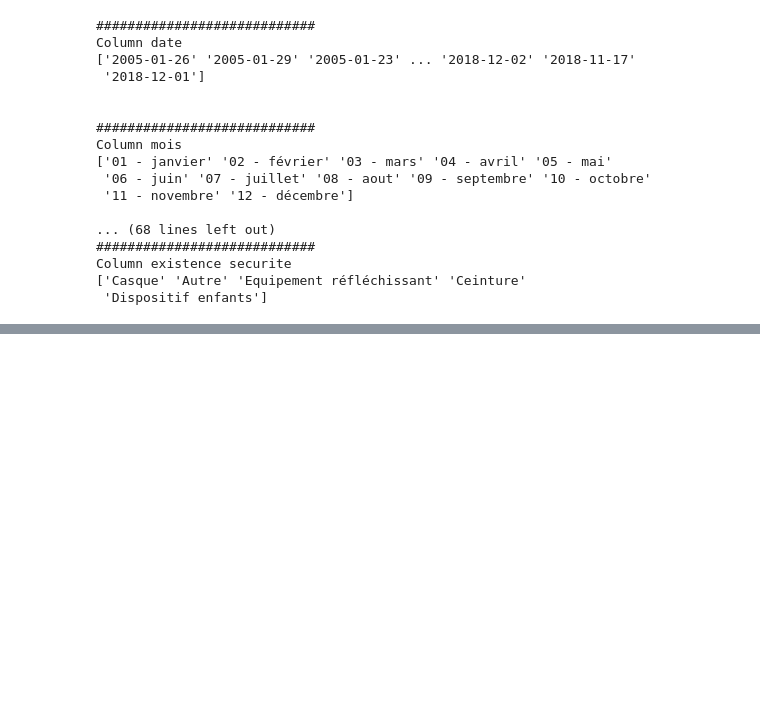
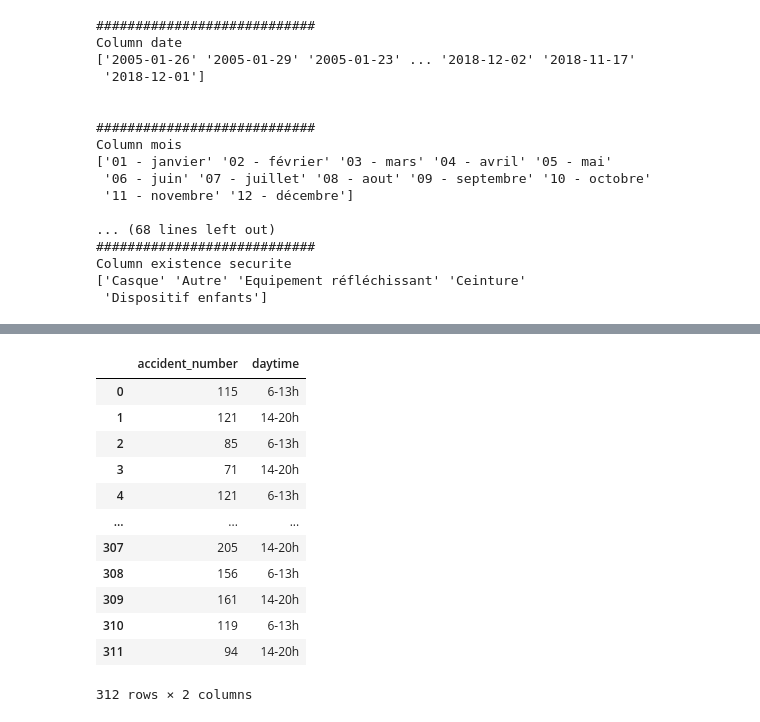
Before and after one commit to opheliecoiffier/CM_Anova, a Jupyter notebook: draft/bicycle.ipynb, the cells around one changed output, grey strips where cells are left out. Cells and saved outputs as stored; diff of their text form; code cells hidden in the pictures; blank space fills up the shorter version.

```diff
--- a/draft/bicycle.ipynb
+++ b/draft/bicycle.ipynb
@@ -142,0 +137,8 @@ _, (__, ___, r) = sp.stats.probplot(resid, plot=ax, fit=True)
+# %%
+heures = df_bicycle.heure.isin(["6", "7", '8', '9', '10', "11", '12', '13', "14", "15", "16", "17", "18", "19", "20"])
+df_all = df_bicycle[heures]
+df_all = df_all.copy()
+df_all["daytime"] = df_all.heure.isin(["6", "7", '8', '9', '10', "11", '12', "13"])
+df_all['daytime'].replace(True, "matin", inplace=True)
+df_all['daytime'].replace(False, "apres_midi", inplace=True)
+df_all.head()
@@ -142,0 +152,4 @@ _, (__, ___, r) = sp.stats.probplot(resid, plot=ax, fit=True)
+# %%
+data = df_all.to_period("M")
+data = data.pivot_table(index=data.index, columns='daytime', aggfunc='size')
+data.plot()
@@ -142,0 +160,18 @@ _, (__, ___, r) = sp.stats.probplot(resid, plot=ax, fit=True)
+# %%
+data = pd.DataFrame({"accident_number": data.stack().values,
+                     "daytime": ['6-13h', '14-20h']*int(data.shape[0])})
+data
+# %% [output]
+|  | accident_number | daytime |
+| 0 | 115 | 6-13h |
+| 1 | 121 | 14-20h |
+| 2 | 85 | 6-13h |
+| 3 | 71 | 14-20h |
+| 4 | 121 | 6-13h |
+| ... | ... | ... |
+| 307 | 205 | 14-20h |
+| 308 | 156 | 6-13h |
+| 309 | 161 | 14-20h |
+| 310 | 119 | 6-13h |
+| 311 | 94 | 14-20h |
+312 rows × 2 columns
```
Also changed, not shown: parts of 13 cells of this notebook, 2 other files.
